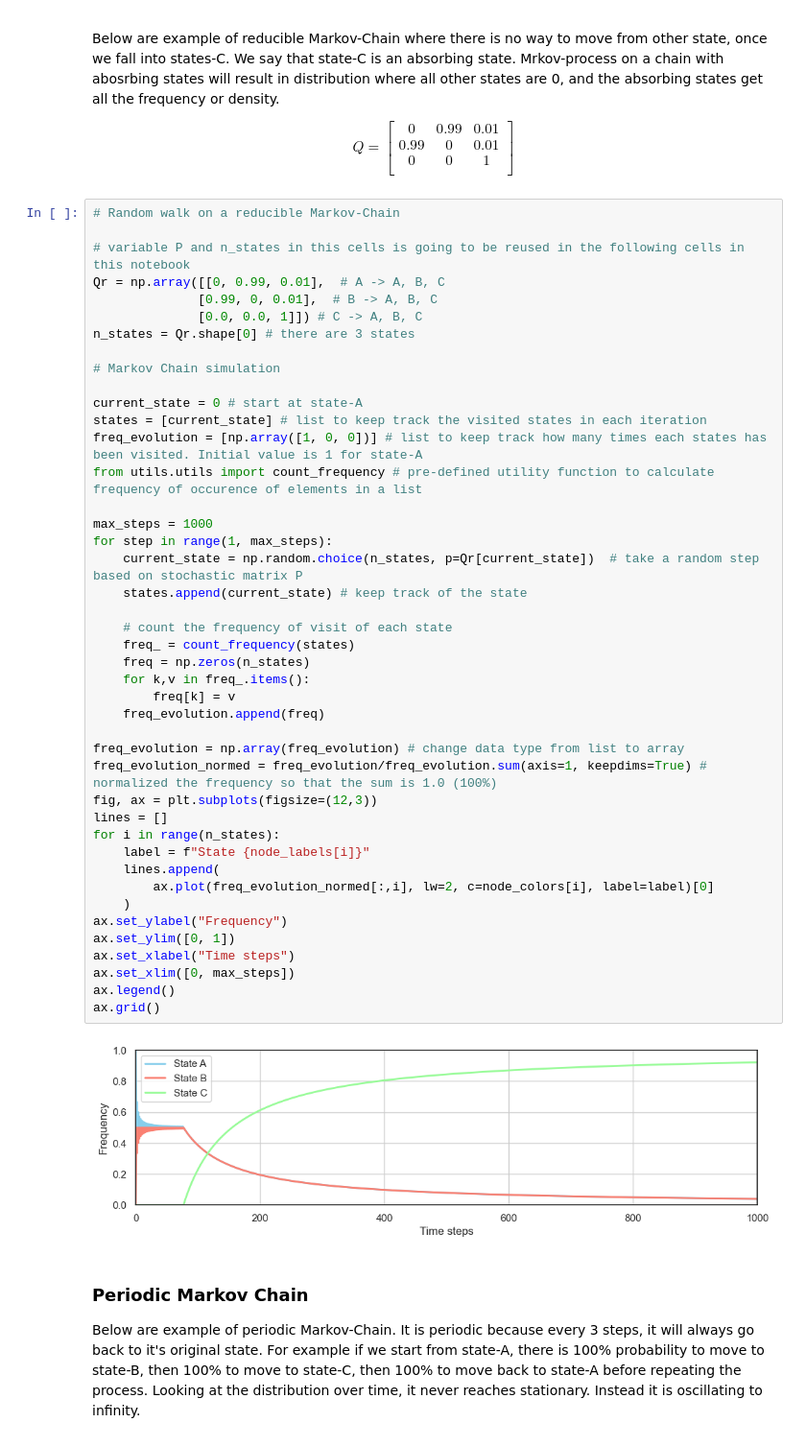
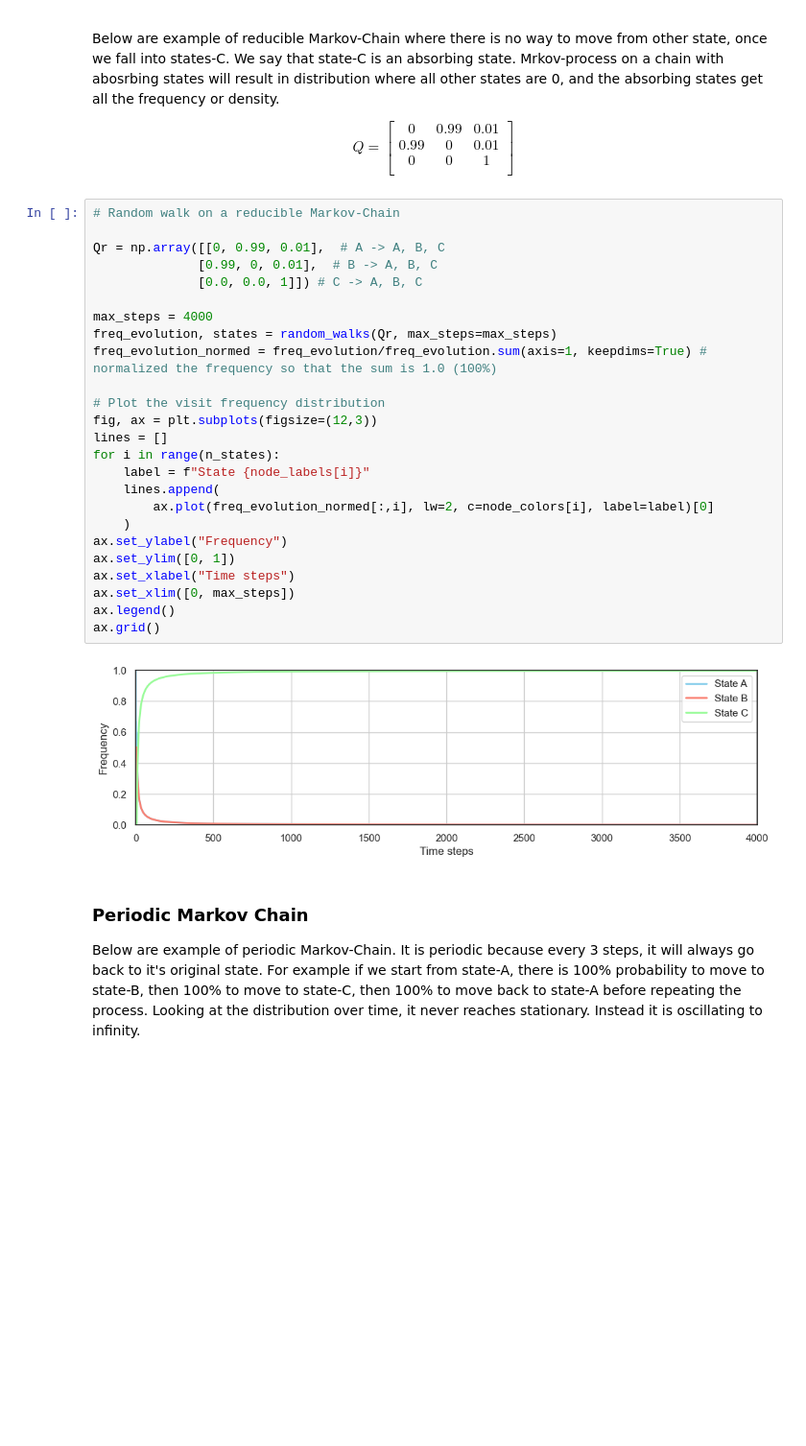
Before and after one commit to ridhoma/monte-cafe, a Jupyter notebook: notebooks/03 Discrete-Time Markov Chain.ipynb, the cells around one changed output. Shown at 96% size. Drawn from its saved outputs; the diff is of its cells as text; blank space fills up the shorter version.

Commit message:
Cleanup notebook 03_markov_chain_as_random_walk_on_graph

```diff
--- a/notebooks/03 Discrete-Time Markov Chain.ipynb
+++ b/notebooks/03 Discrete-Time Markov Chain.ipynb
@@ -224,48 +235,30 @@ $$
 # %%
 # Random walk on a reducible Markov-Chain
 
-# variable P and n_states in this cells is going to be reused in the following cells in this notebook
 Qr = np.array([[0, 0.99, 0.01],  # A -> A, B, C
               [0.99, 0, 0.01],  # B -> A, B, C
               [0.0, 0.0, 1]]) # C -> A, B, C
-n_states = Qr.shape[0] # there are 3 states
 
-# Markov Chain simulation
+max_steps = 4000
+freq_evolution, states = random_walks(Qr, max_steps=max_steps)
+freq_evolution_normed = freq_evolution/freq_evolution.sum(axis=1, keepdims=True) # normalized the frequency so that the sum is 1.0 (100%)
 
-current_state = 0 # start at state-A
-states = [current_state] # list to keep track the visited states in each iteration
-freq_evolution = [np.array([1, 0, 0])] # list to keep track how many times each states has been visited. Initial value is 1 for state-A
-from utils.utils import count_frequency # pre-defined utility function to calculate frequency of occurence of elements in a list
-
-max_steps = 1000
-for step in range(1, max_steps):
-    current_state = np.random.choice(n_states, p=Qr[current_state])  # take a random step based on stochastic matrix P
-    states.append(current_state) # keep track of the state
-
-    # count the frequency of visit of each state
-    freq_ = count_frequency(states)
-    freq = np.zeros(n_states)
-    for k,v in freq_.items():
-        freq[k] = v
-    freq_evolution.append(freq)
-
-freq_evolution = np.array(freq_evolution) # change data type from list to array
-freq_evolution_normed = freq_evolution/freq_evolution.sum(axis=1, keepdims=True) # normalized the frequency so that the sum is 1.0 (100%)
+# Plot the visit frequency distribution
 fig, ax = plt.subplots(figsize=(12,3))
 lines = []
 for i in range(n_states):
     label = f"State {node_labels[i]}"
     lines.append(
         ax.plot(freq_evolution_normed[:,i], lw=2, c=node_colors[i], label=label)[0]
     )
 ax.set_ylabel("Frequency")
 ax.set_ylim([0, 1])
 ax.set_xlabel("Time steps")
 ax.set_xlim([0, max_steps])
 ax.legend()
 ax.grid()
 # %% [output]
-[figure, old version]
+[figure, new version]
 # %% [markdown]
 ### Periodic Markov Chain
 
```
Also changed, not shown: parts of 6 cells of this notebook.
